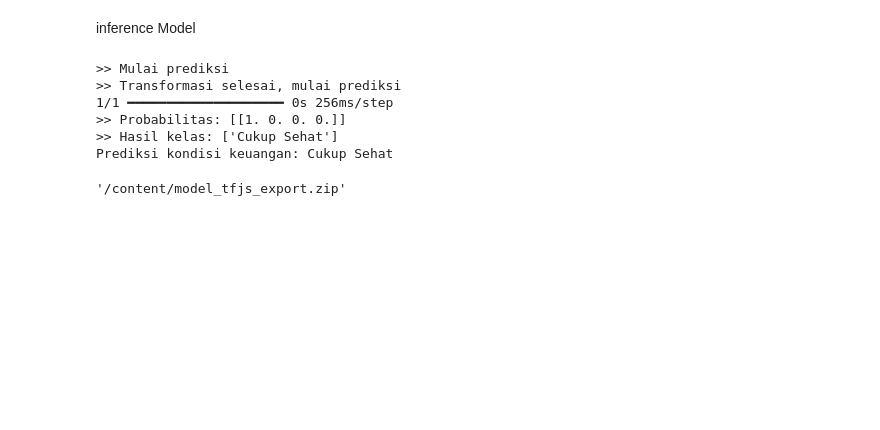
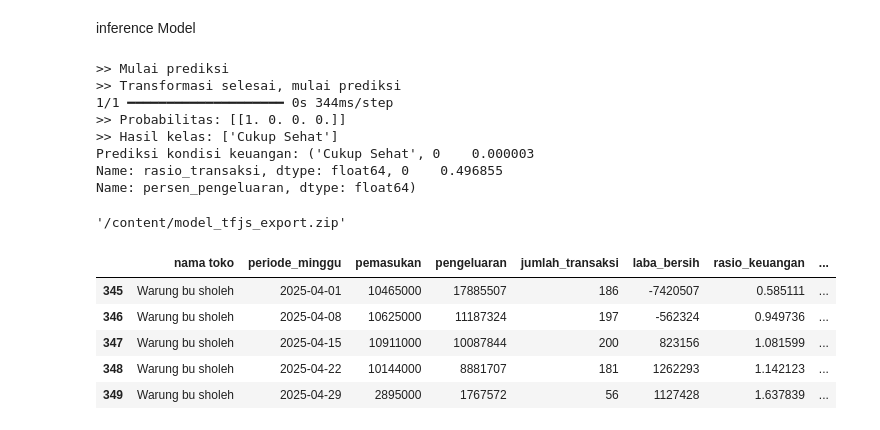
Before and after one commit to bizly-dbs/bizly-ml, a Jupyter notebook: analisis_kesehatan_bisnis/Analisis__Kesehatan_Bisnis.ipynb, the cells around one changed output. Cells and saved outputs as stored; diff of their text form; code cells hidden in the pictures; blank space fills up the shorter version.

```diff
--- a/analisis_kesehatan_bisnis/Analisis__Kesehatan_Bisnis.ipynb
+++ b/analisis_kesehatan_bisnis/Analisis__Kesehatan_Bisnis.ipynb
@@ -438,9 +437,9 @@ def prediksi_kondisi_keuangan(data_baru: pd.DataFrame):
 # %%
 # Contoh data baru yang ingin diprediksi
 data_baru = pd.DataFrame([{
-    'pemasukan': 3000000,
-    'pengeluaran': 2950000,
-    'jumlah_transaksi': 12,
+    'pemasukan': 4000000,
+    'pengeluaran': 3950000,
+    'jumlah_transaksi': 10,
     'jumlah_hari_rugi': 6
 }])
 
@@ -450,13 +449,24 @@ print("Prediksi kondisi keuangan:", hasil)
 # %% [output]
 >> Mulai prediksi
 >> Transformasi selesai, mulai prediksi
-1/1 ━━━━━━━━━━━━━━━━━━━━ 0s 256ms/step
+1/1 ━━━━━━━━━━━━━━━━━━━━ 0s 344ms/step
 >> Probabilitas: [[1. 0. 0. 0.]]
 >> Hasil kelas: ['Cukup Sehat']
-Prediksi kondisi keuangan: Cukup Sehat
+Prediksi kondisi keuangan: ('Cukup Sehat', 0    0.000003
+Name: rasio_transaksi, dtype: float64, 0    0.496855
+Name: persen_pengeluaran, dtype: float64)
 # %%
 import shutil
 
 shutil.make_archive('model_tfjs_export', 'zip', 'analisis_kesehatan_bisnis/model_tfjs')
 # %% [output]
 '/content/model_tfjs_export.zip'
+# %%
+weekly.tail()
+# %% [output]
+|  | nama toko | periode_minggu | pemasukan | pengeluaran | jumlah_transaksi | laba_bersih | rasio_keuangan | ... |
+| 345 | Warung bu sholeh | 2025-04-01 | 10465000 | 17885507 | 186 | -7420507 | 0.585111 | ... |
+| 346 | Warung bu sholeh | 2025-04-08 | 10625000 | 11187324 | 197 | -562324 | 0.949736 | ... |
+| 347 | Warung bu sholeh | 2025-04-15 | 10911000 | 10087844 | 200 | 823156 | 1.081599 | ... |
+| 348 | Warung bu sholeh | 2025-04-22 | 10144000 | 8881707 | 181 | 1262293 | 1.142123 | ... |
+| 349 | Warung bu sholeh | 2025-04-29 | 2895000 | 1767572 | 56 | 1127428 | 1.637839 | ... |
```
Also changed, not shown: parts of 11 cells of this notebook, 8 other files.
